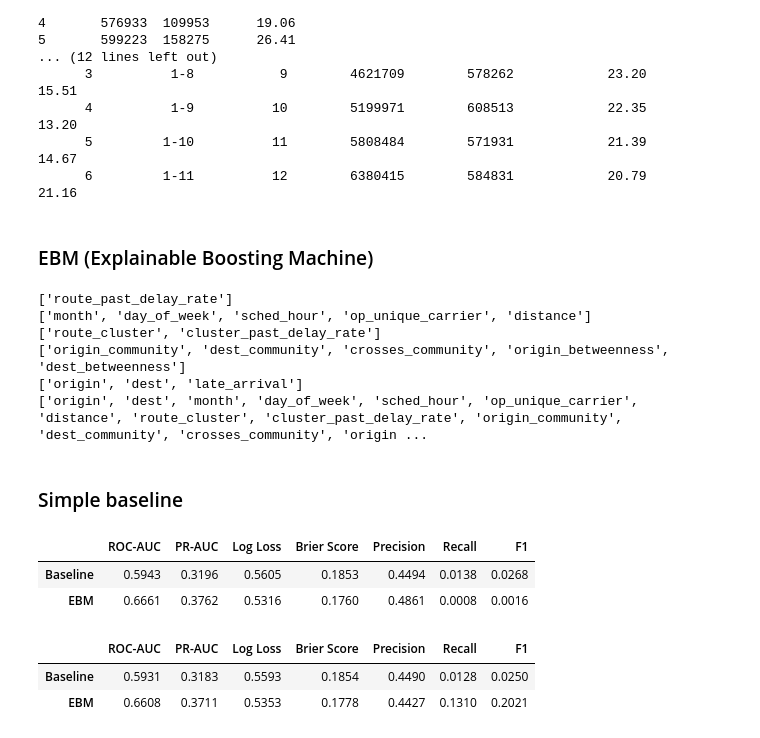
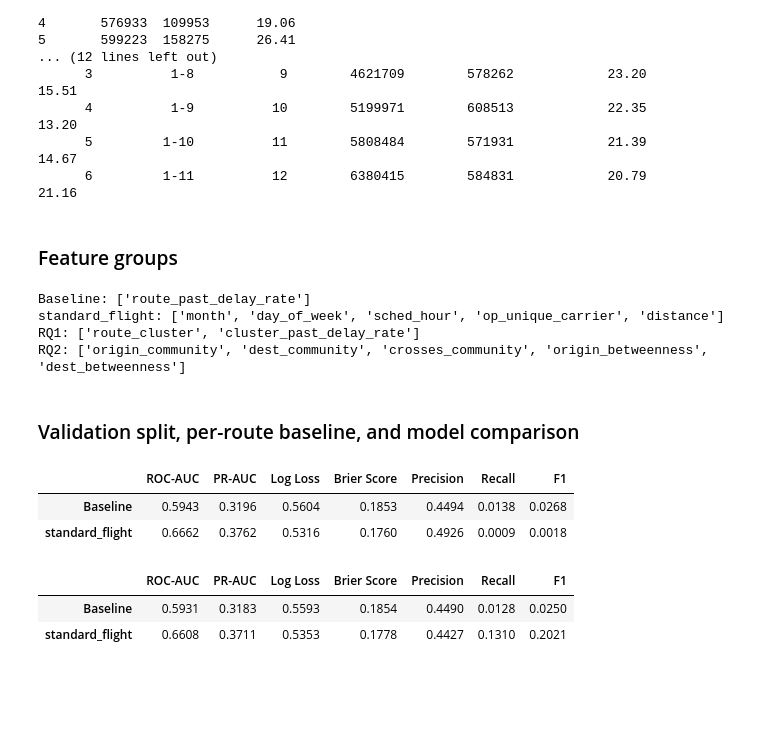
Before and after one commit to Smaash7/ComputationalToolsForDS, a Jupyter notebook: notebooks/04_predicting_delays.ipynb, the cells around one changed output. Cells and saved outputs as stored; diff of their text form; code cells hidden in the pictures; blank space fills up the shorter version.

```diff
--- a/notebooks/04_predicting_delays.ipynb
+++ b/notebooks/04_predicting_delays.ipynb
@@ -113,12 +110,7 @@ for side in ["origin", "dest"]:
 
 flights["crosses_community"] = (flights["origin_community"] != flights["dest_community"]).astype(int)
 
-FLIGHT_FEATS = ["month", "day_of_week", "sched_hour", "op_unique_carrier", "distance"]
-RQ1_FEATS = ["route_cluster", "cluster_past_delay_rate"]
-RQ2_FEATS = ["origin_community", "dest_community", "crosses_community",
-             "origin_betweenness", "dest_betweenness"]
-
-rq3_df = flights[["origin", "dest"] + FLIGHT_FEATS + RQ1_FEATS + RQ2_FEATS + ["late_arrival"]].copy()
+rq3_df = flights[["origin", "dest"] + FLIGHT_FEATURES + RQ1_FEATURES + RQ2_FEATURES + ["late_arrival"]].copy()
 
 print(f"RQ3 modeling dataframe rows: {len(rq3_df):,}")
 print(f"Target rate: {rq3_df['late_arrival'].mean():.3%}")
@@ -126,13 +118,20 @@ print(f"Unknown route cluster: {(rq3_df['route_cluster'] == 'unknown').mean():.2
 print(f"Unknown origin / dest community: {(rq3_df['origin_community'] == 'unknown').mean():.2%} / {(rq3_df['dest_community'] == 'unknown').mean():.2%}")
 
 
-for name, cols in [("BASELINE", BASELINE_COLS), ("EBM (flight)", EBM_COLS), ("RQ1", RQ1_COLS), ("RQ2", RQ2_COLS), ("OTHER", OTHER_COLS)]:
+feature_groups = [
+    ("Baseline", BASELINE_COLS),
+    ("standard_flight", FLIGHT_COLS),
+    ("RQ1", RQ1_COLS),
+    ("RQ2", RQ2_COLS),
+    ("Other (not features)", OTHER_COLS),
+]
+for name, cols in feature_groups:
     print(f"{name}")
     for col, src in cols:
         print(f"    {col:<24} <- {src}")
 
-# Every column of rq3_df is covered by exactly one list (the baseline column is added per window).
-listed = [c for c, _ in EBM_COLS + RQ1_COLS + RQ2_COLS + OTHER_COLS]
+# Dataset columns are accounted for; route keys and the target are not model features.
+listed = [c for c, _ in FLIGHT_COLS + RQ1_COLS + RQ2_COLS + OTHER_COLS]
 assert sorted(listed) == sorted(rq3_df.columns)
 # %% [output]
 RQ3 modeling dataframe rows: 6,965,246
@@ -199,24 +198,22 @@ month
       5         1-10          11        5808484        571931            21.39           14.67
       6         1-11          12        6380415        584831            20.79           21.16
 # %% [markdown]
-### EBM (Explainable Boosting Machine)
+### Feature groups
 # %%
-print(BASELINE_COLS_LIST)
-print(EBM_COLS_LIST)
-print(RQ1_COLS_LIST)
-print(RQ2_COLS_LIST)
-print(OTHER_COLS_LIST)
-
-print(rq3_df.columns.tolist())
+for name, features in [
+    ("Baseline", BASELINE_FEATURES),
+    ("standard_flight", FLIGHT_FEATURES),
+    ("RQ1", RQ1_FEATURES),
+    ("RQ2", RQ2_FEATURES),
+]:
+    print(f"{name}: {features}")
 # %% [output]
-['route_past_delay_rate']
-['month', 'day_of_week', 'sched_hour', 'op_unique_carrier', 'distance']
-['route_cluster', 'cluster_past_delay_rate']
-['origin_community', 'dest_community', 'crosses_community', 'origin_betweenness', 'dest_betweenness']
-['origin', 'dest', 'late_arrival']
-['origin', 'dest', 'month', 'day_of_week', 'sched_hour', 'op_unique_carrier', 'distance', 'route_cluster', 'cluster_past_delay_rate', 'origin_community', 'dest_community', 'crosses_community', 'origin ...
+Baseline: ['route_past_delay_rate']
+standard_flight: ['month', 'day_of_week', 'sched_hour', 'op_unique_carrier', 'distance']
+RQ1: ['route_cluster', 'cluster_past_delay_rate']
+RQ2: ['origin_community', 'dest_community', 'crosses_community', 'origin_betweenness', 'dest_betweenness']
 # %% [markdown]
-### Simple baseline
+### Validation split, per-route baseline, and model comparison
 # %%
 # Split data
 train = rq3_df[rq3_df["month"].between(1, 5)].copy()
@@ -236,46 +233,44 @@ for df in [train, val]:
 # %%
 # Sample training data
 train = train.sample(n=200_000, random_state=42)
 
 results = {}
 
-for name, features in [("Baseline", BASELINE_COLS_LIST), ("EBM", EBM_COLS_LIST)]:
+for name, features in [
+    ("Baseline", BASELINE_FEATURES),
+    ("standard_flight", FLIGHT_FEATURES),
+]:
     model = ExplainableBoostingClassifier(random_state=42, interactions=0)
     model.fit(train[features], train["late_arrival"])
 
     probs = model.predict_proba(val[features])[:, 1]
     preds = (probs >= 0.5).astype(int)
     y = val["late_arrival"]
 
     results[name] = {
         "ROC-AUC": roc_auc_score(y, probs),
         "PR-AUC": average_precision_score(y, probs),
         "Log Loss": log_loss(y, probs),
         "Brier Score": brier_score_loss(y, probs),
         "Precision": precision_score(y, preds, zero_division=0),
         "Recall": recall_score(y, preds, zero_division=0),
         "F1": f1_score(y, preds, zero_division=0),
     }
 
 # Compare models
-results_df_baseline_EBM = pd.DataFrame(results).T
-display(results_df_baseline_EBM.round(4))
+results_df_ebm = pd.DataFrame(results).T
+display(results_df_ebm.round(4))
 # %% [output]
 |  | ROC-AUC | PR-AUC | Log Loss | Brier Score | Precision | Recall | F1 |
-| Baseline | 0.5943 | 0.3196 | 0.5605 | 0.1853 | 0.4494 | 0.0138 | 0.0268 |
-| EBM | 0.6661 | 0.3762 | 0.5316 | 0.1760 | 0.4861 | 0.0008 | 0.0016 |
+| Baseline | 0.5943 | 0.3196 | 0.5604 | 0.1853 | 0.4494 | 0.0138 | 0.0268 |
+| standard_flight | 0.6662 | 0.3762 | 0.5316 | 0.1760 | 0.4926 | 0.0009 | 0.0018 |
 # %%
-# Sample training data
-from xgboost import XGBClassifier
-
-
-train = train.sample(n=200_000, random_state=42)
-
 results = {}
 
-
-
-for name, features in [("Baseline", BASELINE_COLS_LIST), ("EBM", EBM_COLS_LIST)]:
+for name, features in [
+    ("Baseline", BASELINE_FEATURES),
+    ("standard_flight", FLIGHT_FEATURES),
+]:
     model = XGBClassifier(
         n_estimators=100,
         max_depth=6,
@@ -300,12 +295,12 @@ for name, features in [("Baseline", BASELINE_COLS_LIST), ("EBM", EBM_COLS_LIST)]
     }
 
 # Compare models
-results_df_baseline_XGB = pd.DataFrame(results).T
-display(results_df_baseline_XGB.round(4))
+results_df_xgb = pd.DataFrame(results).T
+display(results_df_xgb.round(4))
 # %% [output]
 |  | ROC-AUC | PR-AUC | Log Loss | Brier Score | Precision | Recall | F1 |
 | Baseline | 0.5931 | 0.3183 | 0.5593 | 0.1854 | 0.4490 | 0.0128 | 0.0250 |
-| EBM | 0.6608 | 0.3711 | 0.5353 | 0.1778 | 0.4427 | 0.1310 | 0.2021 |
+| standard_flight | 0.6608 | 0.3711 | 0.5353 | 0.1778 | 0.4427 | 0.1310 | 0.2021 |
 # %%
 # Combine results
 results_combined = pd.concat({
```
Also changed, not shown: parts of 15 cells of this notebook, 1 other file.
